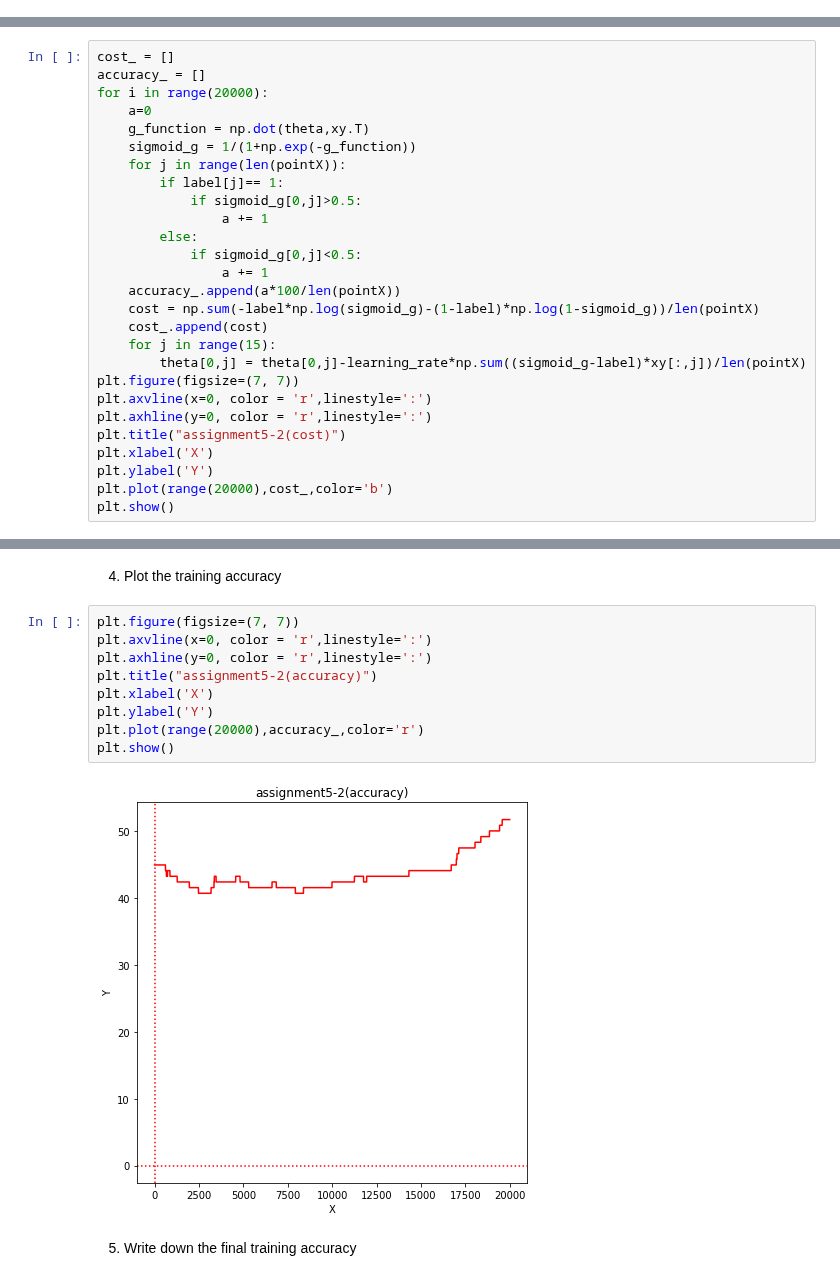
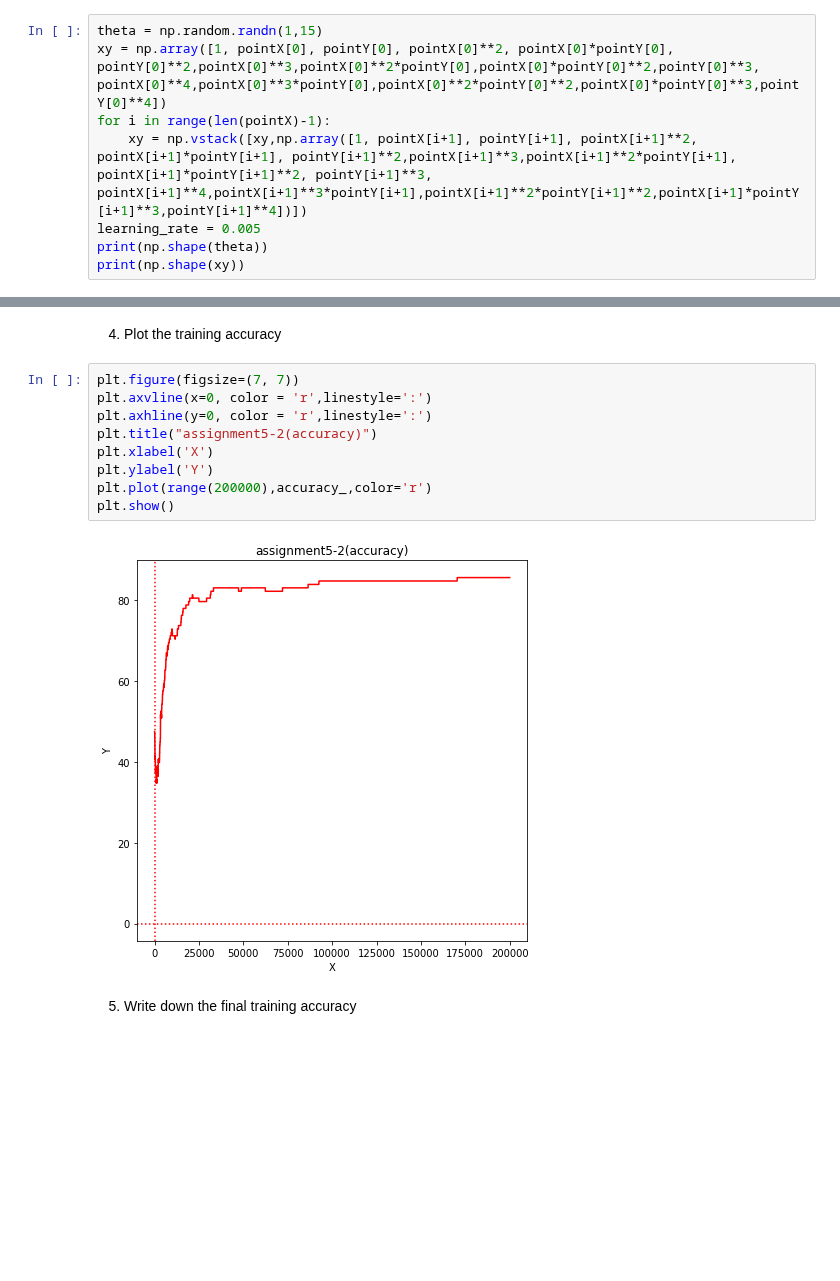
Before and after one commit to ChanWoongJeon/machinelearning, a Jupyter notebook: assignment6.ipynb, the cells around one changed output, grey strips where cells are left out. Drawn from its saved outputs; the diff is of its cells as text; blank space fills up the shorter version.

```diff
--- a/assignment6.ipynb
+++ b/assignment6.ipynb
@@ -2,0 +29,8 @@
+# %%
+theta = np.random.randn(1,15)
+xy = np.array([1, pointX[0], pointY[0], pointX[0]**2, pointX[0]*pointY[0], pointY[0]**2,pointX[0]**3,pointX[0]**2*pointY[0],pointX[0]*pointY[0]**2,pointY[0]**3, pointX[0]**4,pointX[0]**3*pointY[0],pointX[0]**2*pointY[0]**2,pointX[0]*pointY[0]**3,pointY[0]**4])
+for i in range(len(pointX)-1):
+    xy = np.vstack([xy,np.array([1, pointX[i+1], pointY[i+1], pointX[i+1]**2, pointX[i+1]*pointY[i+1], pointY[i+1]**2,pointX[i+1]**3,pointX[i+1]**2*pointY[i+1], pointX[i+1]*pointY[i+1]**2, pointY[i+1]**3, pointX[i+1]**4,pointX[i+1]**3*pointY[i+1],pointX[i+1]**2*pointY[i+1]**2,pointX[i+1]*pointY[i+1]**3,pointY[i+1]**4])])
+learning_rate = 0.005
+print(np.shape(theta))
+print(np.shape(xy))
@@ -46,27 +117,0 @@ print(np.shape(xy))
-# %%
-cost_ = []
-accuracy_ = []
-for i in range(20000):
-    a=0
-    g_function = np.dot(theta,xy.T)
-    sigmoid_g = 1/(1+np.exp(-g_function))
-    for j in range(len(pointX)):
-        if label[j]== 1:
-            if sigmoid_g[0,j]>0.5:
-                a += 1
-        else:
-            if sigmoid_g[0,j]<0.5:
-                a += 1
-    accuracy_.append(a*100/len(pointX))
-    cost = np.sum(-label*np.log(sigmoid_g)-(1-label)*np.log(1-sigmoid_g))/len(pointX)
-    cost_.append(cost)
-    for j in range(15):
-        theta[0,j] = theta[0,j]-learning_rate*np.sum((sigmoid_g-label)*xy[:,j])/len(pointX)
-plt.figure(figsize=(7, 7))
-plt.axvline(x=0, color = 'r',linestyle=':')
-plt.axhline(y=0, color = 'r',linestyle=':')
-plt.title("assignment5-2(cost)")
-plt.xlabel('X')
-plt.ylabel('Y')
-plt.plot(range(20000),cost_,color='b')
-plt.show()
@@ -83,14 +131,14 @@ print(theta)
 # %%
 plt.figure(figsize=(7, 7))
 plt.axvline(x=0, color = 'r',linestyle=':')
 plt.axhline(y=0, color = 'r',linestyle=':')
 plt.title("assignment5-2(accuracy)")
 plt.xlabel('X')
 plt.ylabel('Y')
-plt.plot(range(20000),accuracy_,color='r')
+plt.plot(range(200000),accuracy_,color='r')
 plt.show()
 # %% [output]
-[figure, old version]
+[figure, new version]
 # %% [markdown]
 5. Write down the final training accuracy
 # %%
```
Also changed, not shown: parts of 15 cells of this notebook.
